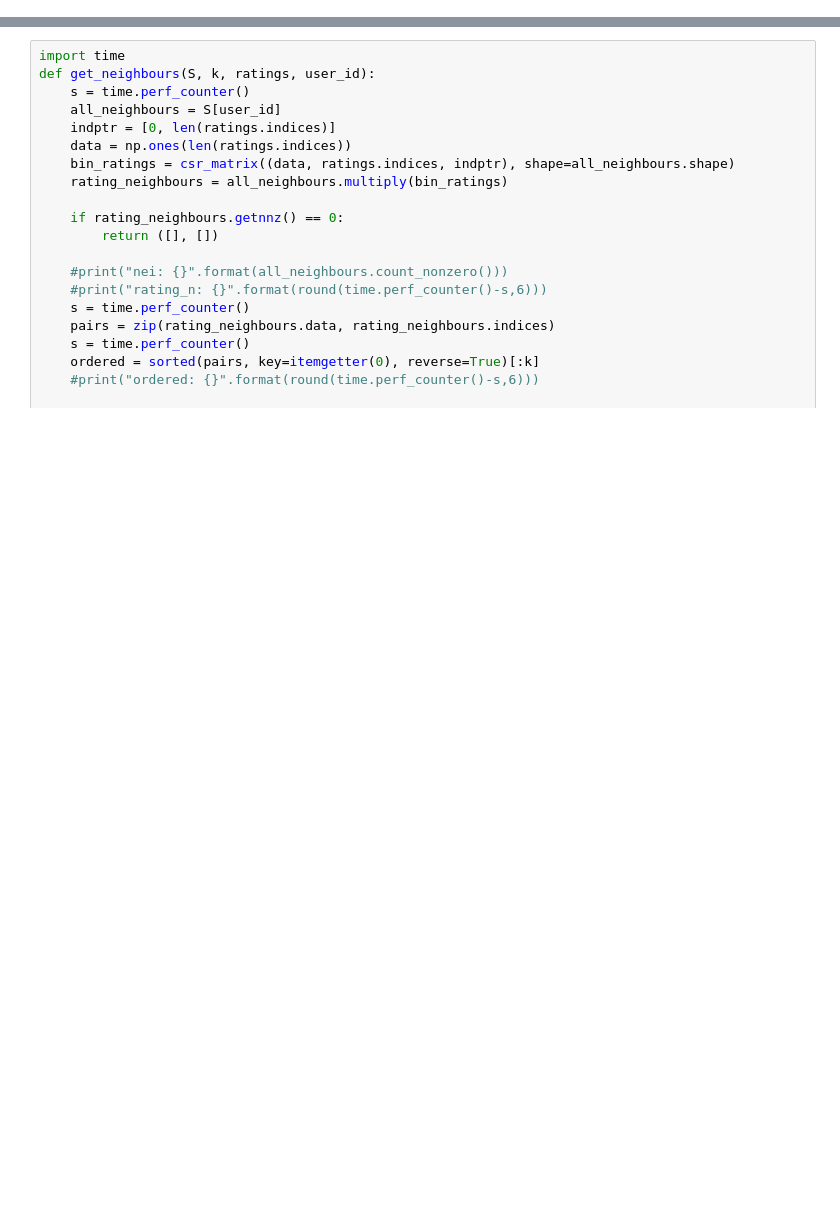
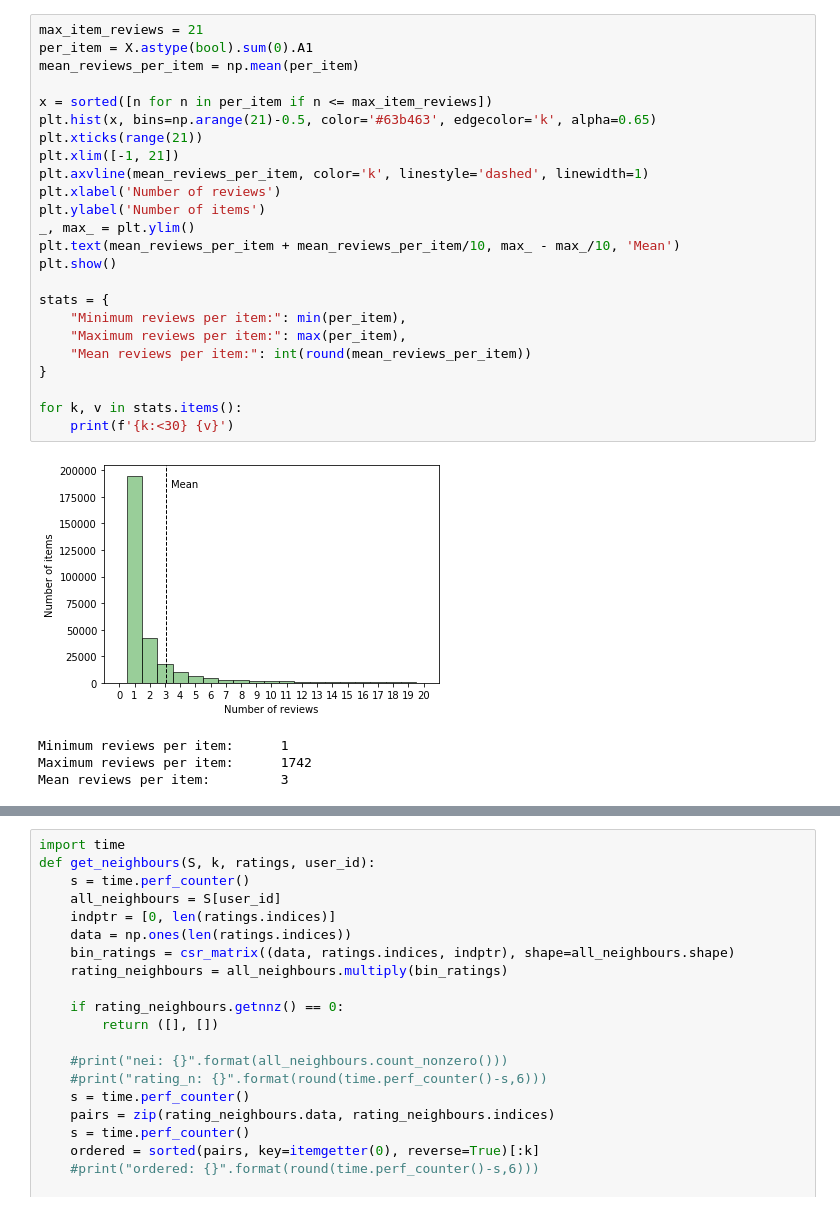
Before and after one commit to konczyk/ucdnet, a Jupyter notebook: Case_Study_3_Daniel_Konczyk/Case Study 3.ipynb, the cells around one changed output, grey strips where cells are left out. Drawn from its saved outputs; the diff is of its cells as text; blank space fills up the shorter version.

```diff
--- a/Case_Study_3_Daniel_Konczyk/Case Study 3.ipynb
+++ b/Case_Study_3_Daniel_Konczyk/Case Study 3.ipynb
@@ -58 +76,30 @@ Mean reviews per item:              3
+# %%
+max_item_reviews = 21
+per_item = X.astype(bool).sum(0).A1
+mean_reviews_per_item = np.mean(per_item)
+
+x = sorted([n for n in per_item if n <= max_item_reviews])
+plt.hist(x, bins=np.arange(21)-0.5, color='#63b463', edgecolor='k', alpha=0.65)
+plt.xticks(range(21))
+plt.xlim([-1, 21])
+plt.axvline(mean_reviews_per_item, color='k', linestyle='dashed', linewidth=1)
+plt.xlabel('Number of reviews')
+plt.ylabel('Number of items')
+_, max_ = plt.ylim()
+plt.text(mean_reviews_per_item + mean_reviews_per_item/10, max_ - max_/10, 'Mean')
+plt.show()
+
+stats = {
+    "Minimum reviews per item:": min(per_item),
+    "Maximum reviews per item:": max(per_item),
+    "Mean reviews per item:": int(round(mean_reviews_per_item))
+}
+
+for k, v in stats.items():
+    print(f'{k:<30} {v}')
+# %% [output]
+[figure, added]
+Minimum reviews per item:      1
+Maximum reviews per item:      1742
+Mean reviews per item:         3
 # %%
```
Also changed, not shown: parts of 17 cells of this notebook.
